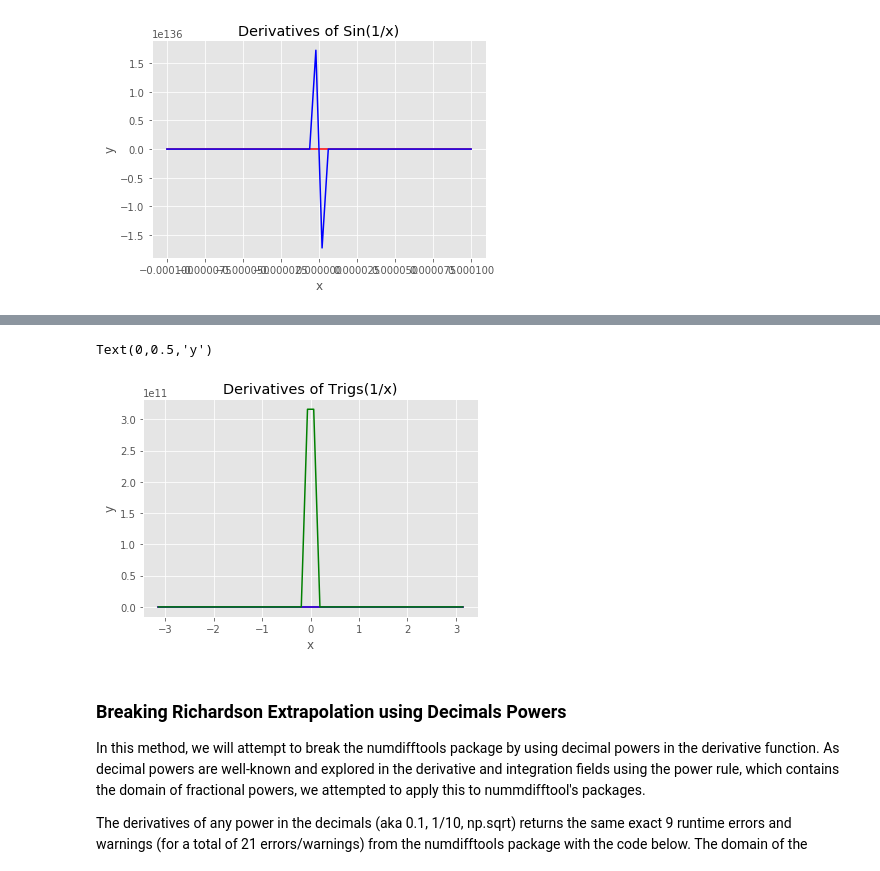
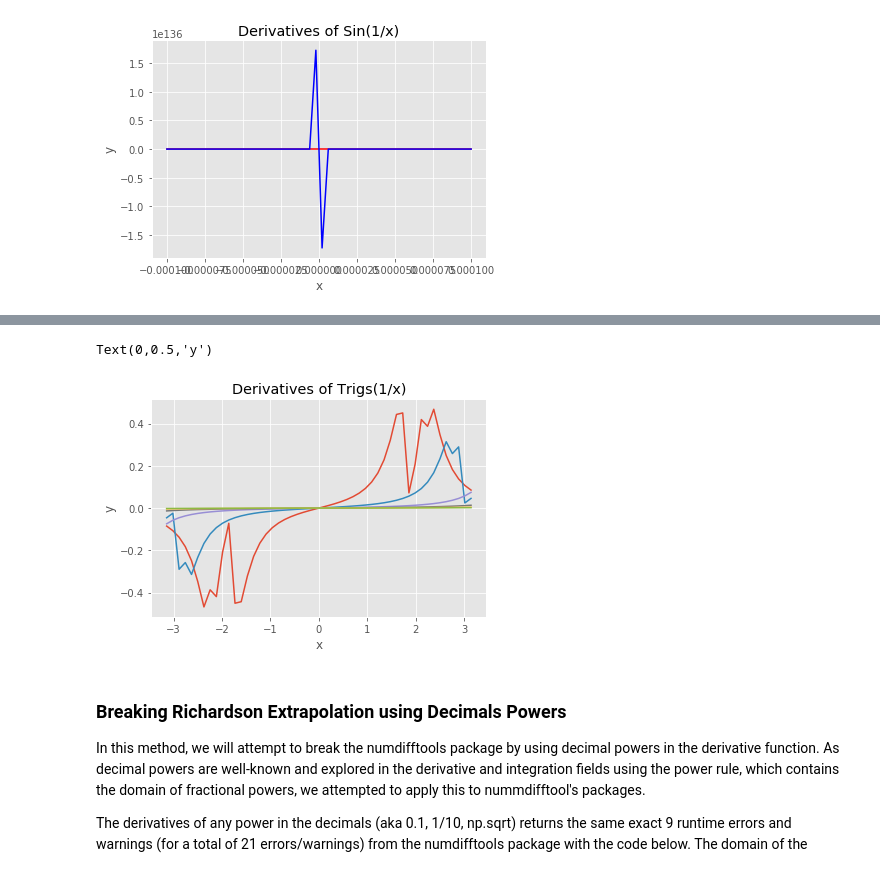
Before and after one commit to cu-numcomp/numcomp-team-project-team-i, a Jupyter notebook: project.ipynb, the cells around one changed output, grey strips where cells are left out. Drawn from its saved outputs; the diff is of its cells as text; code cells hidden in the pictures.

```diff
--- a/project.ipynb
+++ b/project.ipynb
@@ -250,29 +254,39 @@ Here we can see that the actual derivative has some features nearby to zero. How
 # %%
 def oversin(x):
     return np.sin(1/x)
+    #return np.sin(x)
 
 def overcos(x):
     return np.cos(1/x)
+    #return np.cos(x)
 
 def div5sin(x):
     return ((20*x*(12*x**2-1)*np.sin(1/x))+(-120*x**4+120*x**2-1)*np.cos(1/x))/x**10
 
 
 xi = np.linspace(-np.pi, np.pi, 50)
+'''
 df = nd.Derivative(oversin,5)
 dg = nd.Derivative(overcos,5)
+dh = nd.Derivative(overcos,6)
 y = df(xi)
 h = plt.plot(xi, y, color='red')
 y = dg(xi)
 h = plt.plot(xi, y, color='blue')
-y = div5sin(xi)
-h = plt.plot(xi,y,color='green')
+
+y = dh(xi)
+h = plt.plot(xi, y, color='green')
+'''
+for x in range(6):
+    dg = nd.Derivative(overcos,2+x)
+    y=dg(xi)
+    h = plt.plot(xi,y)
 plt.title("Derivatives of Trigs(1/x)")
 plt.xlabel("x")
 plt.ylabel("y")
 # %% [output]
 Text(0,0.5,'y')
-[figure, old version]
+[figure, new version]
 # %% [markdown]
 ### Breaking Richardson Extrapolation using Decimals Powers
 
```
Also changed, not shown: parts of 1 cell of this notebook.
